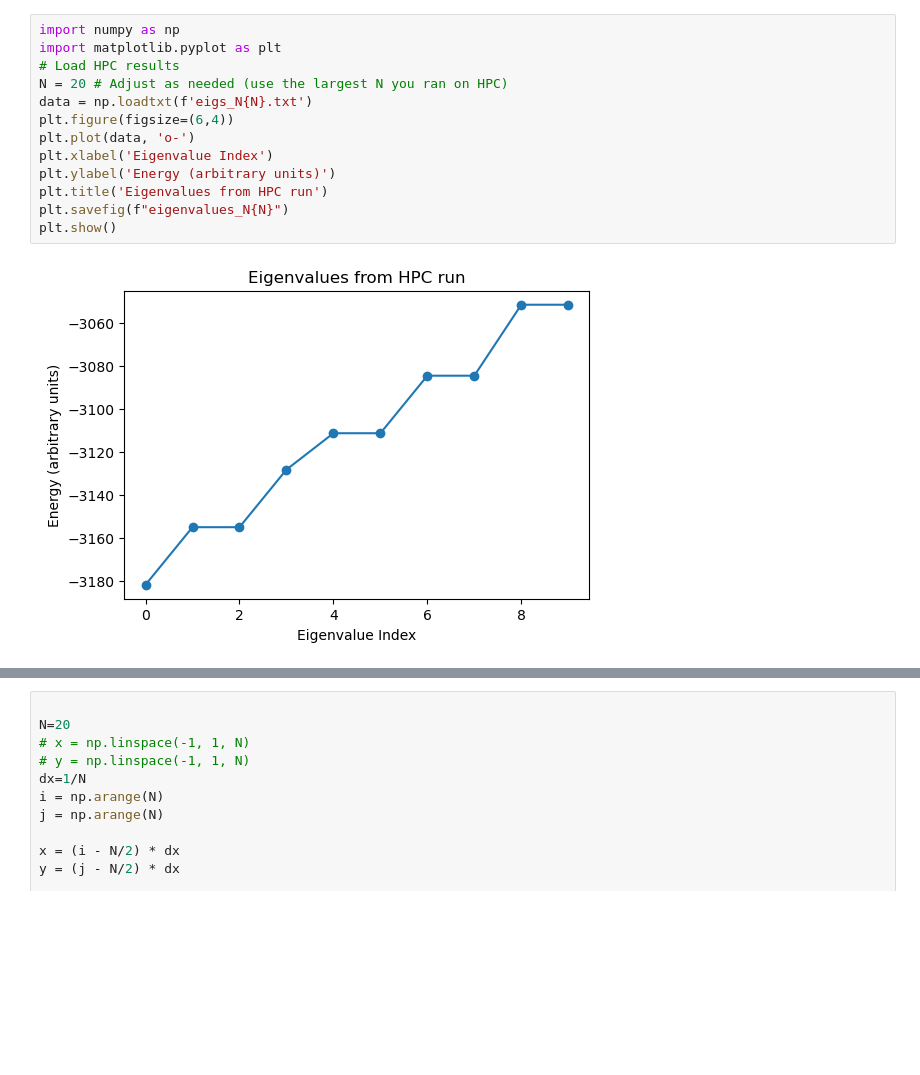
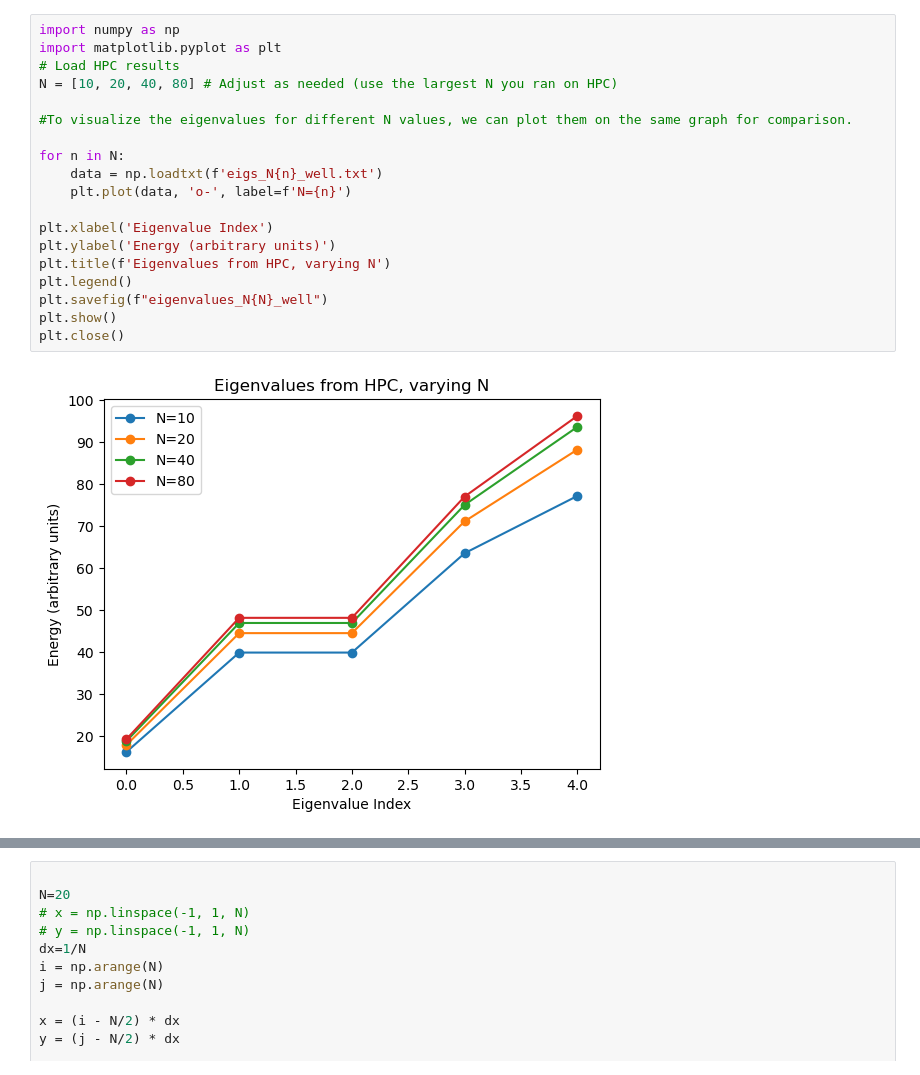
Before and after one commit to desaiamogh31/utd-hpc-course-repo, a Jupyter notebook: hw2/src/analysis.ipynb, the cells around one changed output, grey strips where cells are left out. Drawn from its saved outputs; the diff is of its cells as text; blank space fills up the shorter version.

Commit message:
feat:eigenvalue convergence plots

```diff
--- a/hw2/src/analysis.ipynb
+++ b/hw2/src/analysis.ipynb
@@ -1,16 +1,22 @@
 # %%
 import numpy as np
 import matplotlib.pyplot as plt
 # Load HPC results
-N = 20 # Adjust as needed (use the largest N you ran on HPC)
-data = np.loadtxt(f'eigs_N{N}.txt')
-plt.figure(figsize=(6,4))
-plt.plot(data, 'o-')
+N = [10, 20, 40, 80] # Adjust as needed (use the largest N you ran on HPC)
+
+#To visualize the eigenvalues for different N values, we can plot them on the same graph for comparison.
+
+for n in N:
+    data = np.loadtxt(f'eigs_N{n}_well.txt')
+    plt.plot(data, 'o-', label=f'N={n}')
+
 plt.xlabel('Eigenvalue Index')
 plt.ylabel('Energy (arbitrary units)')
-plt.title('Eigenvalues from HPC run')
-plt.savefig(f"eigenvalues_N{N}")
+plt.title(f'Eigenvalues from HPC, varying N')
+plt.legend()
+plt.savefig(f"eigenvalues_N{N}_well")
 plt.show()
+plt.close()
 # %% [output]
-[figure, old version]
+[figure, new version]
 # %%
```
Also changed, not shown: parts of 4 cells of this notebook.
